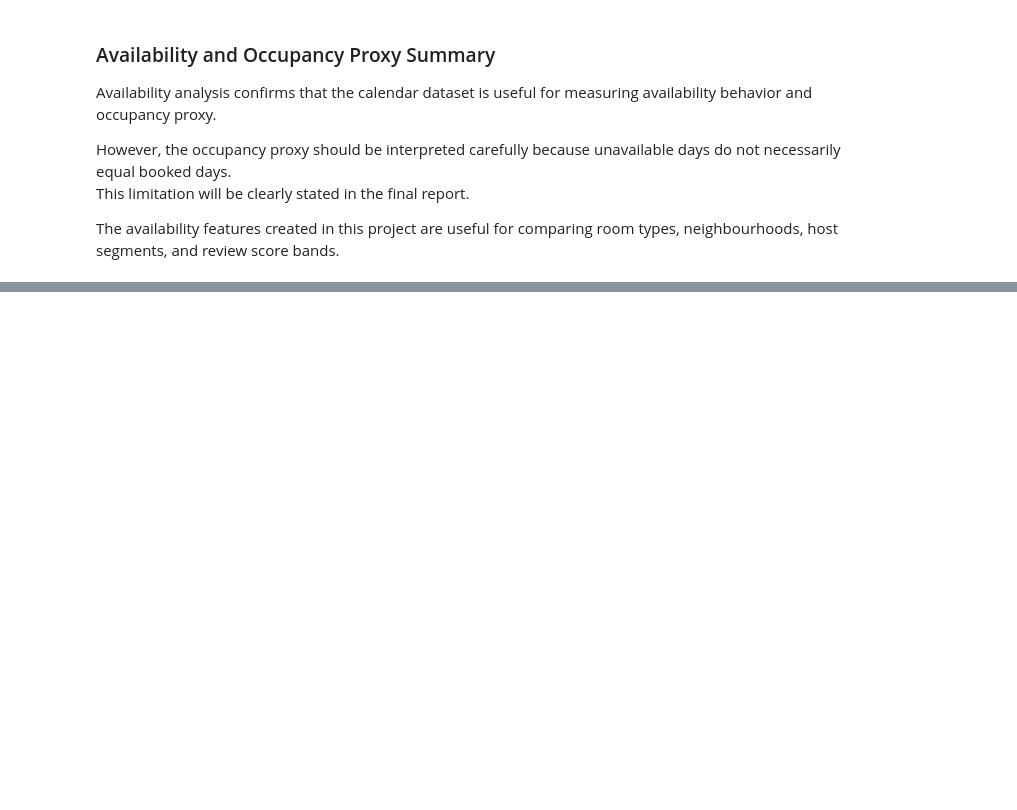
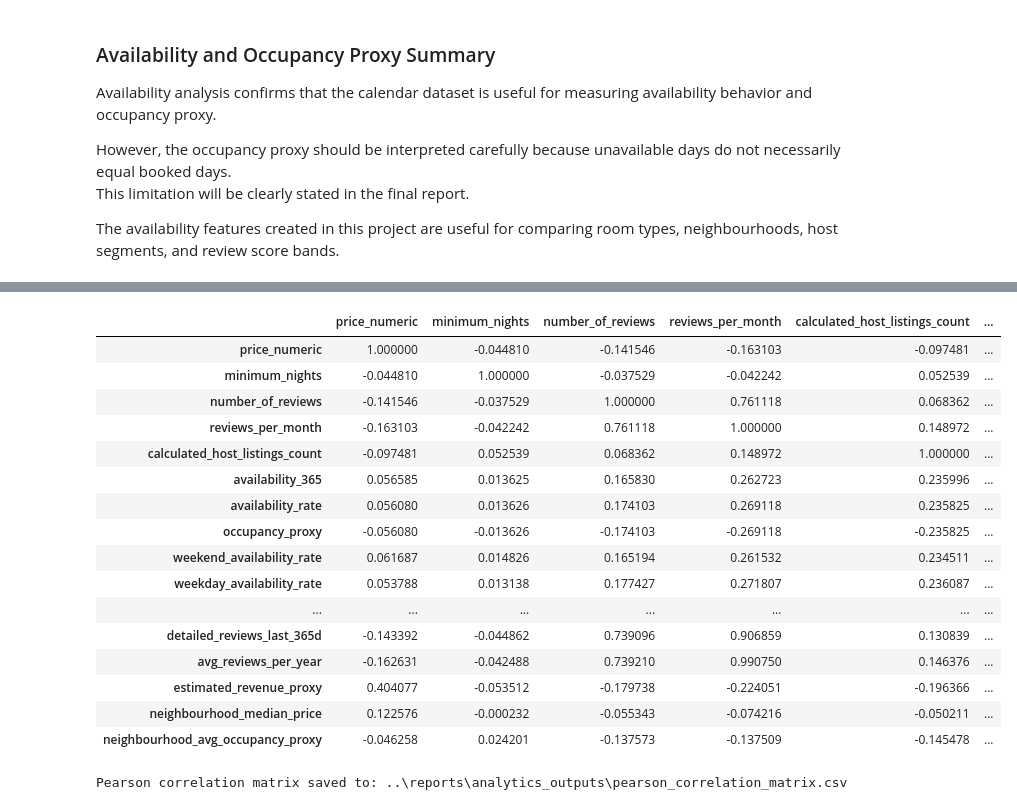
Before and after one commit to Tnadeeja/Inside-Airbnb-Market-Intelligence-Platform-Data-Engineering-Analytics-AI, a Jupyter notebook: notebooks/03_eda_business_analysis.ipynb, the cells around one changed output, grey strips where cells are left out. Cells and saved outputs as stored; diff of their text form; code cells hidden in the pictures; blank space fills up the shorter version.

```diff
--- a/notebooks/03_eda_business_analysis.ipynb
+++ b/notebooks/03_eda_business_analysis.ipynb
@@ -1151,0 +1221,30 @@ The availability features created in this project are useful for comparing room
+# %%
+pearson_corr = correlation_df.corr(method="pearson", numeric_only=True)
+
+pearson_corr
+# %% [output]
+|  | price_numeric | minimum_nights | number_of_reviews | reviews_per_month | calculated_host_listings_count | ... |
+| price_numeric | 1.000000 | -0.044810 | -0.141546 | -0.163103 | -0.097481 | ... |
+| minimum_nights | -0.044810 | 1.000000 | -0.037529 | -0.042242 | 0.052539 | ... |
+| number_of_reviews | -0.141546 | -0.037529 | 1.000000 | 0.761118 | 0.068362 | ... |
+| reviews_per_month | -0.163103 | -0.042242 | 0.761118 | 1.000000 | 0.148972 | ... |
+| calculated_host_listings_count | -0.097481 | 0.052539 | 0.068362 | 0.148972 | 1.000000 | ... |
+| availability_365 | 0.056585 | 0.013625 | 0.165830 | 0.262723 | 0.235996 | ... |
+| availability_rate | 0.056080 | 0.013626 | 0.174103 | 0.269118 | 0.235825 | ... |
+| occupancy_proxy | -0.056080 | -0.013626 | -0.174103 | -0.269118 | -0.235825 | ... |
+| weekend_availability_rate | 0.061687 | 0.014826 | 0.165194 | 0.261532 | 0.234511 | ... |
+| weekday_availability_rate | 0.053788 | 0.013138 | 0.177427 | 0.271807 | 0.236087 | ... |
+| ... | ... | ... | ... | ... | ... | ... |
+| detailed_reviews_last_365d | -0.143392 | -0.044862 | 0.739096 | 0.906859 | 0.130839 | ... |
+| avg_reviews_per_year | -0.162631 | -0.042488 | 0.739210 | 0.990750 | 0.146376 | ... |
+| estimated_revenue_proxy | 0.404077 | -0.053512 | -0.179738 | -0.224051 | -0.196366 | ... |
+| neighbourhood_median_price | 0.122576 | -0.000232 | -0.055343 | -0.074216 | -0.050211 | ... |
+| neighbourhood_avg_occupancy_proxy | -0.046258 | 0.024201 | -0.137573 | -0.137509 | -0.145478 | ... |
+# %%
+pearson_corr_output_path = PROJECT_ROOT / "reports" / "analytics_outputs" / "pearson_correlation_matrix.csv"
+
+pearson_corr.to_csv(pearson_corr_output_path)
+
+print(f"Pearson correlation matrix saved to: {pearson_corr_output_path}")
+# %% [output]
+Pearson correlation matrix saved to: ..\reports\analytics_outputs\pearson_correlation_matrix.csv
```
Also changed, not shown: parts of 11 cells of this notebook, 6 other files.
